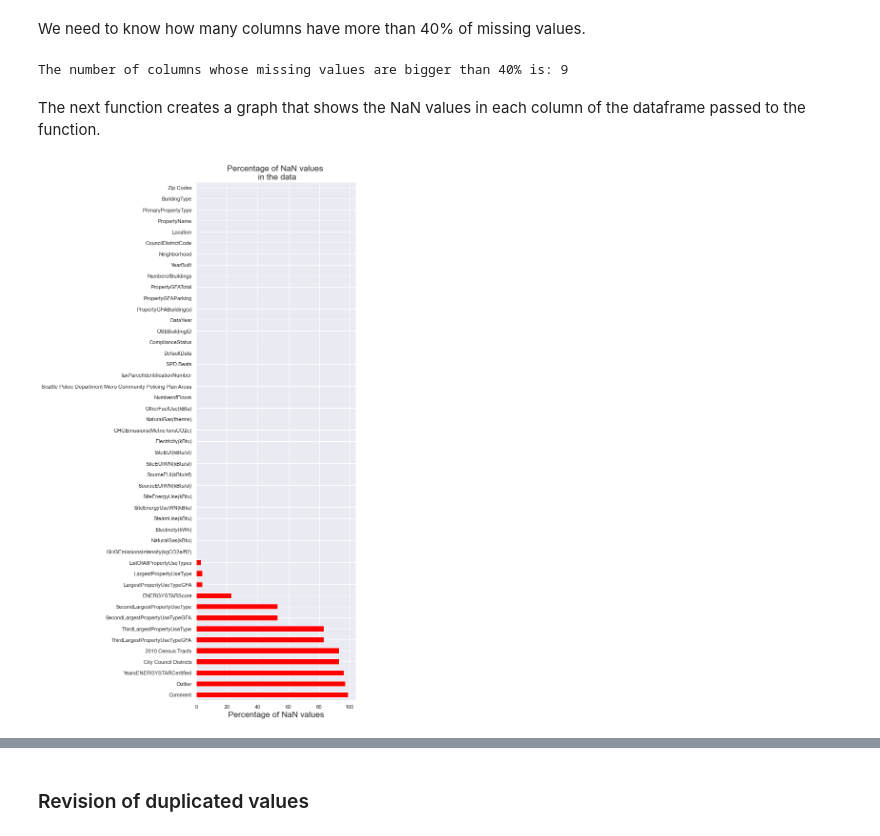
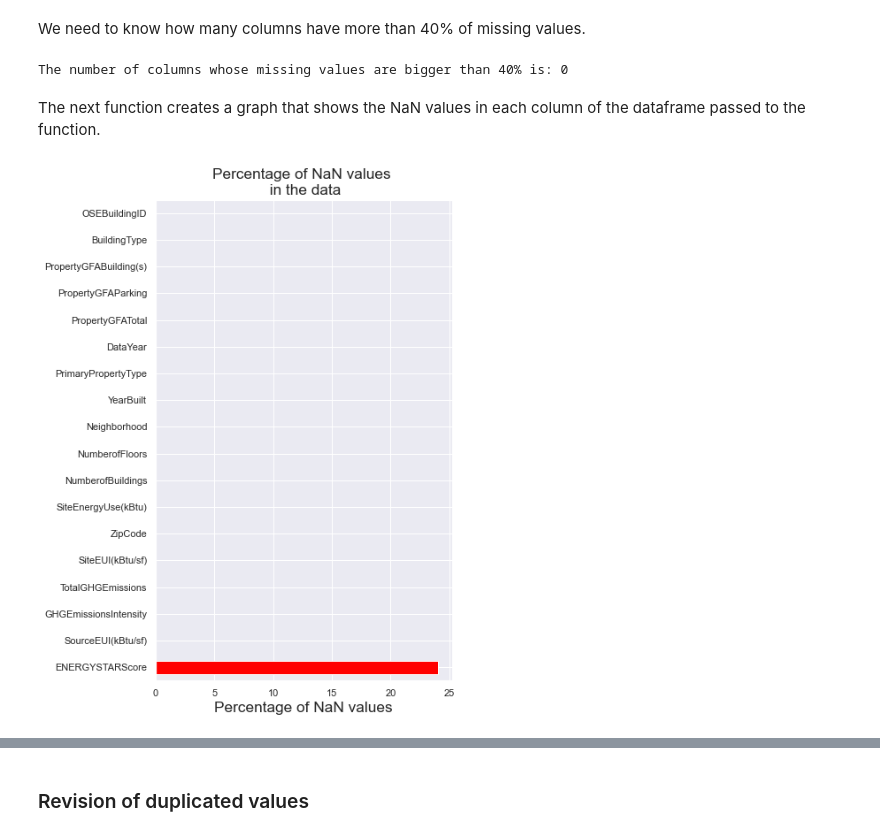
Before and after one commit to MariaDBPerez/energy_consumption, a Jupyter notebook: project_4.ipynb, the cells around one changed output, grey strips where cells are left out. Saved outputs shown, nothing was run; the diff lists cells and outputs as text; code cells hidden in the pictures.

Commit message:
data cleaned for prediction analysis

```diff
--- a/project_4.ipynb
+++ b/project_4.ipynb
@@ -275,0 +306,4 @@ new_df_2016 = new_df_2016.drop(['Address', 'City', 'Comments', 'Latitude', 'Long
+# %%
+new_data_frame_2016 = new_df_2016.copy()
+# %%
+data_subset_2016 = new_data_frame_2016[columns_for_analyses]
@@ -275,0 +321,2 @@ new_df_2016 = new_df_2016.drop(['Address', 'City', 'Comments', 'Latitude', 'Long
+# %%
+new_df_both_years = pd.concat([data_subset_2015[data_subset_2016.columns],data_subset_2016], axis = 0).sort_values(["DataYear", "OSEBuildingID"])
@@ -280,21 +340,21 @@ new_df_2016 = new_df_2016.drop(['Address', 'City', 'Comments', 'Latitude', 'Long
 # %% [markdown]
 We need to know how many columns have more than 40% of missing values.
 # %%
-nan_values = 100 * data_file_2015.isna().sum() / len(data_file_2015)
+nan_values = 100 * new_df_both_years.isna().sum() / len(new_df_both_years)
 print ("The number of columns whose missing values are bigger than 40% is: {}".format(len(nan_values[nan_values > 40])))
 # %% [output]
-The number of columns whose missing values are bigger than 40% is: 9
+The number of columns whose missing values are bigger than 40% is: 0
 # %% [markdown]
 The next function creates a graph that shows the NaN values in each column of the dataframe passed to the function.
 # %%
 def graph_nan_values_per_column(data, size):
 
     nan_values = 100 * data.isna().sum() / len(data)
     nan_values = nan_values.sort_values(ascending=False)
     nan_values = nan_values.astype(int)
     ax_nan_values = nan_values.plot(kind='barh', figsize=size, color='red')
     ax_nan_values.set_xlabel("Percentage of NaN values", fontsize='x-large')
     ax_nan_values.set_title("Percentage of NaN values \n in the data",fontsize='x-large')
-graph_nan_values_per_column(data_file_2015, (6,20))
+graph_nan_values_per_column(new_df_both_years, (6,10))
 # %% [output]
-[figure, old version]
+[figure, new version]
```
Also changed, not shown: parts of 46 cells of this notebook.
